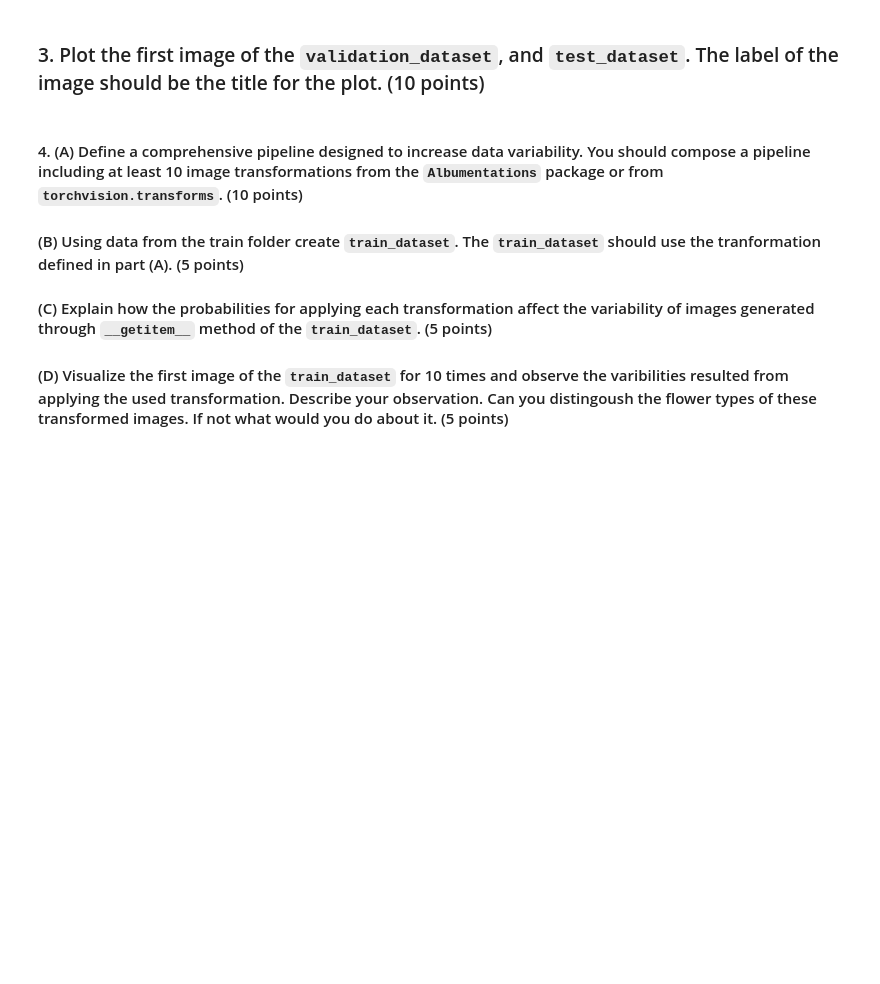
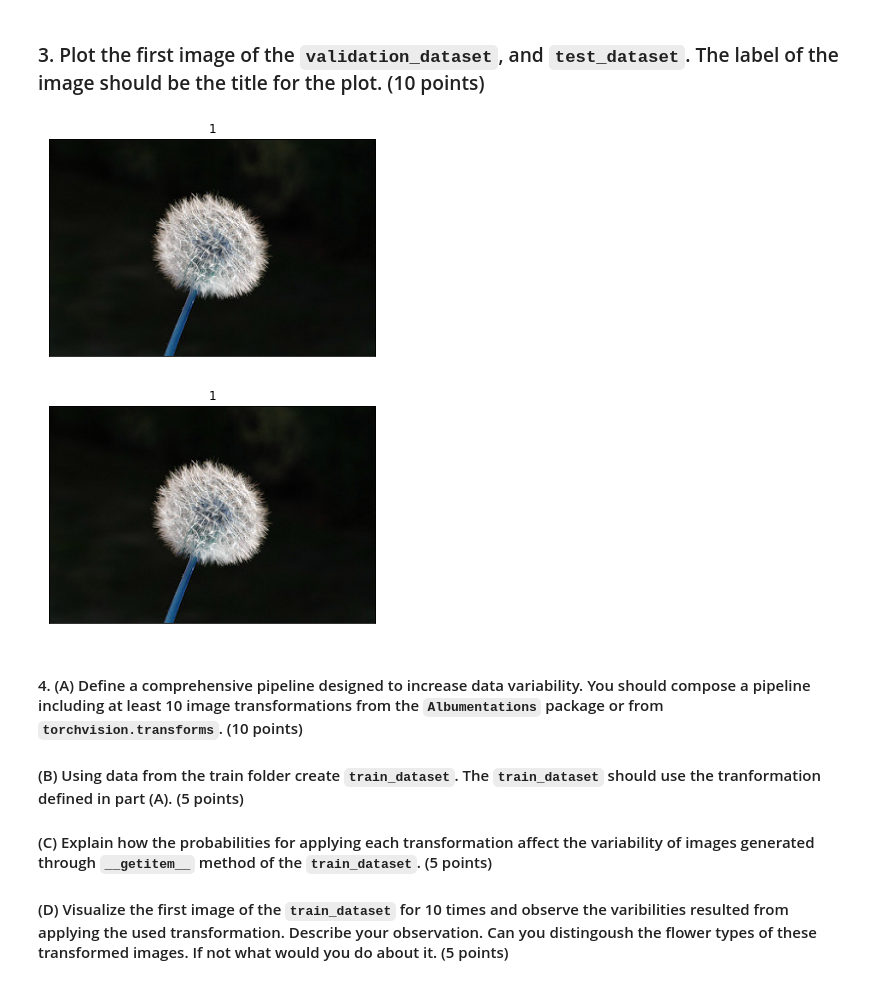
Before and after one commit to suhaib99/Deep-Learning, a Jupyter notebook: a1.ipynb, the cells around one changed output. Cells and saved outputs as stored; diff of their text form; code cells hidden in the pictures; blank space fills up the shorter version.

```diff
--- a/a1.ipynb
+++ b/a1.ipynb
@@ -31,6 +39,7 @@ class FlowerDataset(Dataset):
         default is None, indicating the there will be no transformation applied
         an image.
     """
+    self.transform = transform
     self.paths = []
     self.labels = []
     self.label_encoder = {"daisy": 0, "dandelion": 1, "roses": 2,
@@ -42,19 +51,30 @@ class FlowerDataset(Dataset):
     #       to each flower class
 
 
-    # End of TODO
-    assert len(self.paths) == len(self.labels), "Number of image paths and labels should be equal"
+    for file_name in glob.glob('/content/FlowerData/**/*.jpg', recursive = True):
+      self.paths.append(file_name)
+      current_parent = os.path.basename(os.path.dirname(file_name))
+      self.labels.append(self.label_encoder.get(current_parent))
+
+    "Number of image paths and labels should be equal"
+    assert len(self.paths) == len(self.labels)
 
 
   def __len__(self):
     """ Return the number of samples within the dataset """
     #TODO: replace return 0 with the proper code for implementing the requested functionality
-    return 0
+    return len(self.paths)
 
   def __getitem__(self, i):
     """ This method return a tuple made of the i-th element of the dataset, i.e. (image, label).
 
     If the transofrm is not None, you should apply the transform function to the image."""
     #TODO: write code for implementing the requested functionality
+    image = Image.open(self.paths[i]).convert("RGB")
+    label = self.labels[i]
+    if self.transform is not None:
+        image = self.transform(image)
+    image = torch.tensor(np.array(image))
+    label = torch.tensor(label)
 
     return image, label
@@ -62,12 +90,31 @@ class FlowerDataset(Dataset):
 ###2. The uploaded file contains 3 folders: *train*, *validation*, and *test*. using data from the *validation* and *test* folder create `validation_dataset` and `test_dataset` such that there is no transformation applied to `validation_dataset`, and `test_dataset`. (10 points)
 # %%
 # TODO: replace None with proper code
-validation_dataset = None
-test_dataset = None
+validation_dataset = FlowerDataset("/content/FlowerData/validation", transform=None)
+test_dataset = FlowerDataset("/content/FlowerData/test", transform=None)
 # %% [markdown]
 ### 3. Plot the first image of the `validation_dataset`, and `test_dataset`. The label of the image should be the title for the plot. (10 points)
 # %%
 #TODO: Add the code here
+# %%
+def visualise(image, label):
+    plt.figure()
+    image = np.array(image)
+    plt.imshow(image)
+    plt.title(str(label))
+    plt.xticks([])
+    plt.yticks([])
+
+first_validation_image = cv2.imread(validation_dataset.paths[0])
+first_validation_label = validation_dataset.labels[0]
+visualise(first_validation_image, first_validation_label)
+
+first_test_image = cv2.imread(test_dataset.paths[0])
+first_test_label = test_dataset.labels[0]
+visualise(first_test_image, first_test_label)
+# %% [output]
+[figure, added]
+[figure, added]
 # %% [markdown]
 #### 4. (A) Define a comprehensive pipeline designed to increase data variability. You should compose a pipeline including at least 10 image transformations from the `Albumentations` package or from `torchvision.transforms`.  (10 points)
 
```
Also changed, not shown: parts of 7 cells of this notebook.
